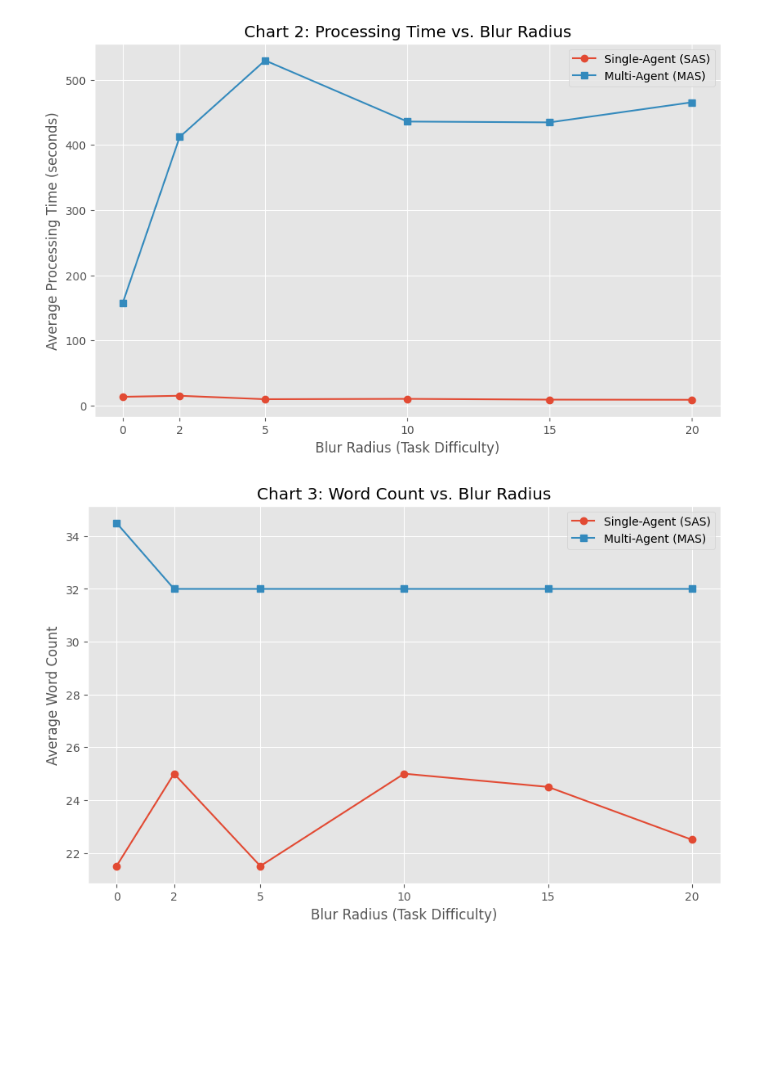
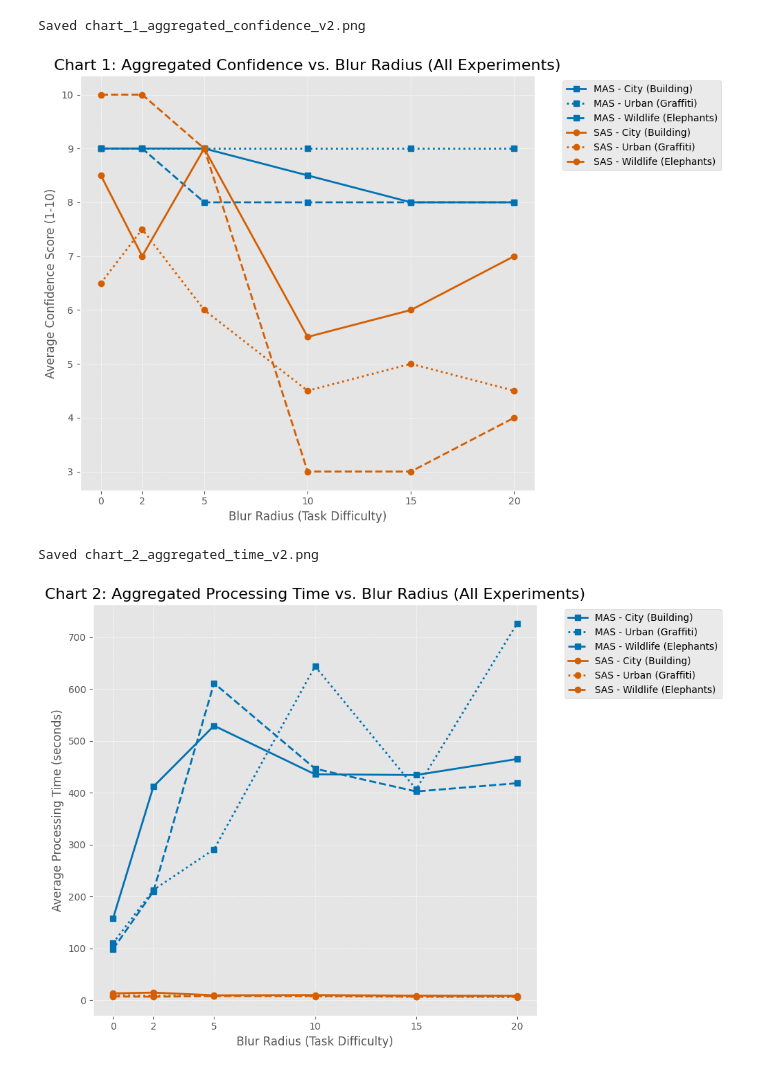
Before and after one commit to Aarsh-Mishra/researchProject, a Jupyter notebook: analysis.ipynb, the cells around one changed output. Cells and saved outputs as stored; diff of their text form; code cells hidden in the pictures; blank space fills up the shorter version.

Commit message:
Final experiment run

```diff
--- a/analysis.ipynb
+++ b/analysis.ipynb
@@ -46,4 +43,8 @@ except Exception as e:
 # %%
-# Separate the data for SAS and MAS for easy plotting
-sas_data = summary_table[summary_table['system_type'] == 'SAS']
-mas_data = summary_table[summary_table['system_type'] == 'MAS']
+# --- 2. Create Summary Table ---
+metrics_to_average = ['final_confidence', 'word_count', 'processing_time']
+# Group by blur_radius, system_type, AND experiment
+summary_table = all_data.groupby(['blur_radius', 'system_type', 'experiment'])[metrics_to_average].mean().reset_index()
+
+print("--- Aggregated Summary Table (All Experiments) ---")
+print(summary_table.to_string())
@@ -68,34 +81,48 @@ plt.show()
 # %%
-plt.figure(figsize=(10, 6))
+# --- 4. Generate Chart 1: Confidence vs. Blur Radius ---
+plt.figure(figsize=(12, 7))
+for (system, experiment), group in summary_table.groupby(['system_type', 'experiment']):
+    label = f'{system} - {experiment}'
+    plt.plot(group['blur_radius'], group['final_confidence'], label=label,
+             marker=markers[system],
+             linestyle=linestyles[experiment],
+             color=colors[system],
+             linewidth=2)
 
-# Plot the two lines
-plt.plot(sas_data['blur_radius'], sas_data['processing_time'], label='Single-Agent (SAS)', marker='o')
-plt.plot(mas_data['blur_radius'], mas_data['processing_time'], label='Multi-Agent (MAS)', marker='s')
-
-# Add labels and title as planned
-plt.title('Chart 2: Processing Time vs. Blur Radius')
-plt.xlabel('Blur Radius (Task Difficulty)')
-plt.ylabel('Average Processing Time (seconds)')
-plt.xticks(sas_data['blur_radius'])
-plt.legend()
-plt.grid(True)
+plt.title('Chart 1: Aggregated Confidence vs. Blur Radius (All Experiments)', fontsize=16)
+plt.xlabel('Blur Radius (Task Difficulty)', fontsize=12)
+plt.ylabel('Average Confidence Score (1-10)', fontsize=12)
+plt.xticks(summary_table['blur_radius'].unique())
+plt.legend(bbox_to_anchor=(1.05, 1), loc='upper left') # Move legend outside
+plt.grid(True, which='both', linestyle='--', linewidth=0.5)
+plt.tight_layout(rect=[0, 0, 0.85, 1]) # Adjust layout to make space for legend
+plt.savefig('chart_1_aggregated_confidence_v2.png')
+print("Saved chart_1_aggregated_confidence_v2.png")
 plt.show()
 # %% [output]
+Saved chart_1_aggregated_confidence_v2.png
-[figure, old version]
+[figure, new version]
 # %%
-plt.figure(figsize=(10, 6))
+# --- 5. Generate Chart 2: Processing Time vs. Blur Radius ---
+plt.figure(figsize=(12, 7))
+for (system, experiment), group in summary_table.groupby(['system_type', 'experiment']):
+    label = f'{system} - {experiment}'
+    plt.plot(group['blur_radius'], group['processing_time'], label=label,
+             marker=markers[system],
+             linestyle=linestyles[experiment],
+             color=colors[system],
+             linewidth=2)
 
-# Plot the two lines
-plt.plot(sas_data['blur_radius'], sas_data['word_count'], label='Single-Agent (SAS)', marker='o')
-plt.plot(mas_data['blur_radius'], mas_data['word_count'], label='Multi-Agent (MAS)', marker='s')
-
-# Add labels and title as planned
-plt.title('Chart 3: Word Count vs. Blur Radius')
-plt.xlabel('Blur Radius (Task Difficulty)')
-plt.ylabel('Average Word Count')
-plt.xticks(sas_data['blur_radius'])
-plt.legend()
-plt.grid(True)
+plt.title('Chart 2: Aggregated Processing Time vs. Blur Radius (All Experiments)', fontsize=16)
+plt.xlabel('Blur Radius (Task Difficulty)', fontsize=12)
+plt.ylabel('Average Processing Time (seconds)', fontsize=12)
+plt.xticks(summary_table['blur_radius'].unique())
+plt.legend(bbox_to_anchor=(1.05, 1), loc='upper left')
+plt.grid(True, which='both', linestyle='--', linewidth=0.5)
+plt.tight_layout(rect=[0, 0, 0.85, 1])
+plt.savefig('chart_2_aggregated_time_v2.png')
+print("Saved chart_2_aggregated_time_v2.png")
 plt.show()
 # %% [output]
+Saved chart_2_aggregated_time_v2.png
-[figure, old version]
+[figure, new version]
```
Also changed, not shown: parts of 5 cells of this notebook, 3 other files.
